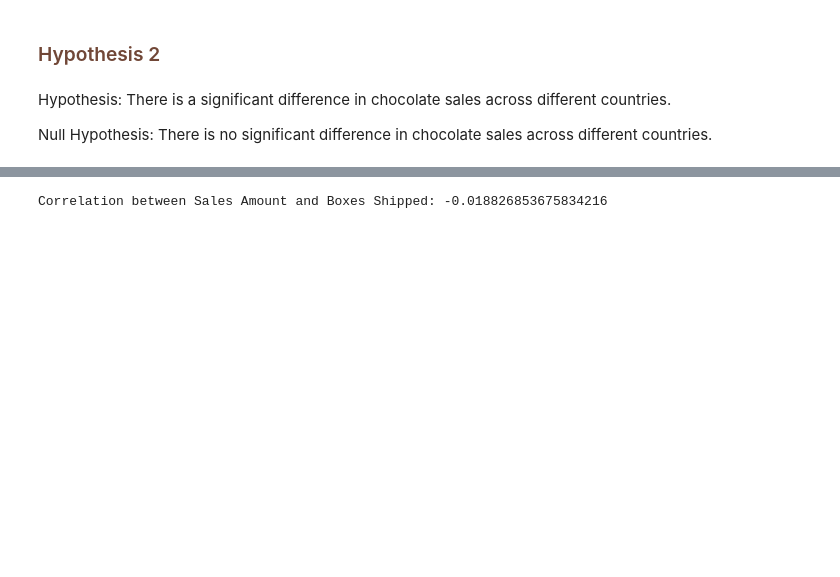
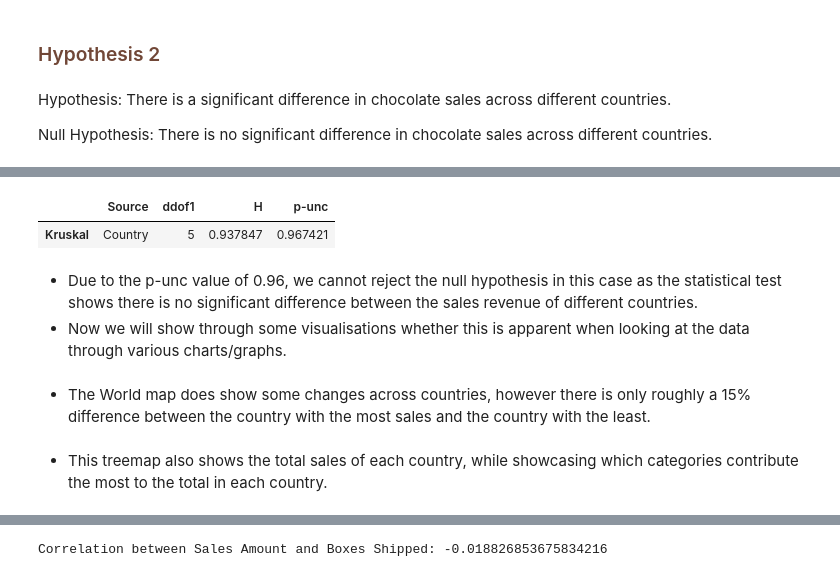
Before and after one commit to seldasen/Chocolate-Sales-Analysis, a Jupyter notebook: jupyter_notebooks/3. Data Visualisations.ipynb, the cells around one changed output, grey strips where cells are left out. Cells and saved outputs as stored; diff of their text form; code cells hidden in the pictures; blank space fills up the shorter version.

```diff
--- a/jupyter_notebooks/3. Data Visualisations.ipynb
+++ b/jupyter_notebooks/3. Data Visualisations.ipynb
@@ -177,3 +193,12 @@ Null Hypothesis: There is no significant difference in chocolate sales across di
+# %%
+# Using Kruskal-Wallis test to compare sales revenue by country
+pg.kruskal(data=df, dv="Amount", between="Country")
+# %% [output]
+|  | Source | ddof1 | H | p-unc |
+| Kruskal | Country | 5 | 0.937847 | 0.967421 |
+# %% [markdown]
+- Due to the p-unc value of 0.96, we cannot reject the null hypothesis in this case as the statistical test shows there is no significant difference between the sales revenue of different countries.
+- Now we will show through some visualisations whether this is apparent when looking at the data through various charts/graphs.
 # %%
 # Aggregate total sales by country
 country_sales = df.groupby("Country", as_index=False)["Amount"].sum()
@@ -188,6 +213,8 @@ fig_map = px.choropleth(country_sales,
                         color_continuous_scale="viridis")
 
 fig_map.show()
+# %% [markdown]
+- The World map does show some changes across countries, however there is only roughly a 15% difference between the country with the most sales and the country with the least.
 # %%
 # Aggregate sales by country and product category
 treemap_data = df.groupby(["Country", "Product Category"], as_index=False)["Amount"].sum()
@@ -200,6 +227,8 @@ fig_treemap = px.treemap(treemap_data,
                           labels={"Amount": "Total Sales ($)"})
 
 fig_treemap.show()
+# %% [markdown]
+- This treemap also shows the total sales of each country, while showcasing which categories contribute the most to the total in each country.
 # %%
 # Aggregate total sales by country
 total_sales_by_country = df.groupby("Country", as_index=False)["Amount"].sum()
```
Also changed, not shown: parts of 22 cells of this notebook.
